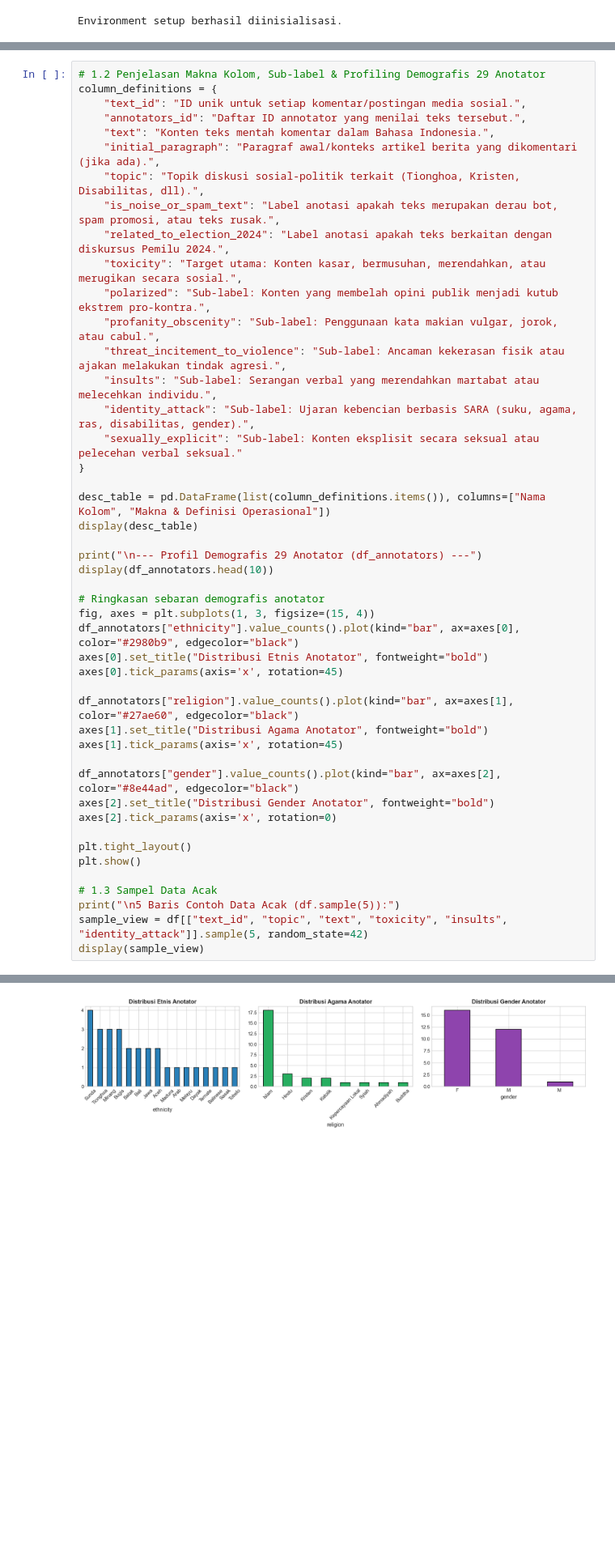
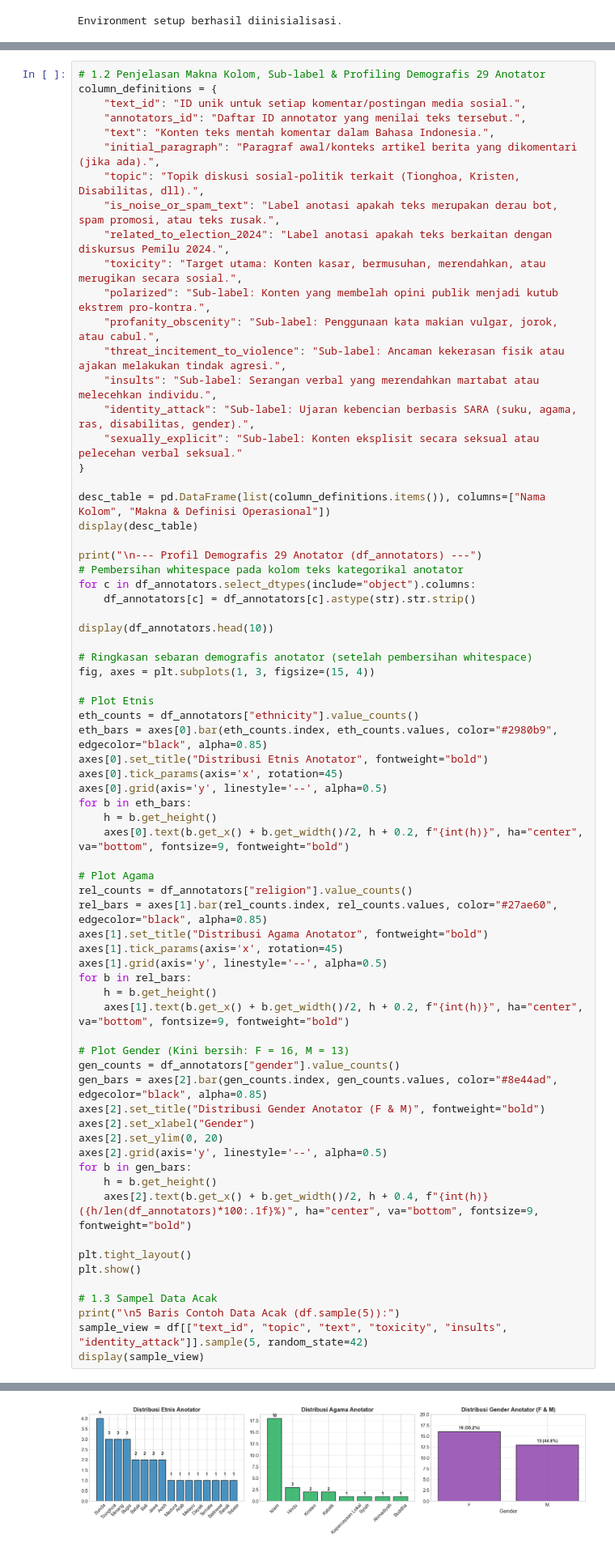
Before and after one commit to alkayyiss-ds/Project-Intelligence-System, a Jupyter notebook: notebooks/01_exploratory/01_EDA.ipynb, the cells around one changed output, grey strips where cells are left out. Shown at 81% size. Saved outputs shown, nothing was run; the diff lists cells and outputs as text; blank space fills up the shorter version.

Commit message:
fix(eda): fix gender category whitespace and update basic preprocessing

```diff
--- a/notebooks/01_exploratory/01_EDA.ipynb
+++ b/notebooks/01_exploratory/01_EDA.ipynb
@@ -122,21 +122,45 @@ desc_table = pd.DataFrame(list(column_definitions.items()), columns=["Nama Kolom
 display(desc_table)
 
 print("\n--- Profil Demografis 29 Anotator (df_annotators) ---")
+# Pembersihan whitespace pada kolom teks kategorikal anotator
+for c in df_annotators.select_dtypes(include="object").columns:
+    df_annotators[c] = df_annotators[c].astype(str).str.strip()
+
 display(df_annotators.head(10))
 
-# Ringkasan sebaran demografis anotator
+# Ringkasan sebaran demografis anotator (setelah pembersihan whitespace)
 fig, axes = plt.subplots(1, 3, figsize=(15, 4))
-df_annotators["ethnicity"].value_counts().plot(kind="bar", ax=axes[0], color="#2980b9", edgecolor="black")
+
+# Plot Etnis
+eth_counts = df_annotators["ethnicity"].value_counts()
+eth_bars = axes[0].bar(eth_counts.index, eth_counts.values, color="#2980b9", edgecolor="black", alpha=0.85)
 axes[0].set_title("Distribusi Etnis Anotator", fontweight="bold")
 axes[0].tick_params(axis='x', rotation=45)
+axes[0].grid(axis='y', linestyle='--', alpha=0.5)
+for b in eth_bars:
+    h = b.get_height()
+    axes[0].text(b.get_x() + b.get_width()/2, h + 0.2, f"{int(h)}", ha="center", va="bottom", fontsize=9, fontweight="bold")
 
-df_annotators["religion"].value_counts().plot(kind="bar", ax=axes[1], color="#27ae60", edgecolor="black")
+# Plot Agama
+rel_counts = df_annotators["religion"].value_counts()
+rel_bars = axes[1].bar(rel_counts.index, rel_counts.values, color="#27ae60", edgecolor="black", alpha=0.85)
 axes[1].set_title("Distribusi Agama Anotator", fontweight="bold")
 axes[1].tick_params(axis='x', rotation=45)
+axes[1].grid(axis='y', linestyle='--', alpha=0.5)
+for b in rel_bars:
+    h = b.get_height()
+    axes[1].text(b.get_x() + b.get_width()/2, h + 0.2, f"{int(h)}", ha="center", va="bottom", fontsize=9, fontweight="bold")
 
-df_annotators["gender"].value_counts().plot(kind="bar", ax=axes[2], color="#8e44ad", edgecolor="black")
-axes[2].set_title("Distribusi Gender Anotator", fontweight="bold")
-axes[2].tick_params(axis='x', rotation=0)
+# Plot Gender (Kini bersih: F = 16, M = 13)
+gen_counts = df_annotators["gender"].value_counts()
+gen_bars = axes[2].bar(gen_counts.index, gen_counts.values, color="#8e44ad", edgecolor="black", alpha=0.85)
+axes[2].set_title("Distribusi Gender Anotator (F & M)", fontweight="bold")
+axes[2].set_xlabel("Gender")
+axes[2].set_ylim(0, 20)
+axes[2].grid(axis='y', linestyle='--', alpha=0.5)
+for b in gen_bars:
+    h = b.get_height()
+    axes[2].text(b.get_x() + b.get_width()/2, h + 0.4, f"{int(h)} ({h/len(df_annotators)*100:.1f}%)", ha="center", va="bottom", fontsize=9, fontweight="bold")
 
 plt.tight_layout()
 plt.show()
@@ -146,34 +170,34 @@ print("\n5 Baris Contoh Data Acak (df.sample(5)):")
 sample_view = df[["text_id", "topic", "text", "toxicity", "insults", "identity_attack"]].sample(5, random_state=42)
 display(sample_view)
 # %% [output]
 |  | Nama Kolom | Makna & Definisi Operasional |
 | 0 | text_id | ID unik untuk setiap komentar/pos... |
 | 1 | annotators_id | Daftar ID annotator yang menilai ... |
 | 2 | text | Konten teks mentah komentar dalam... |
 | 3 | initial_paragraph | Paragraf awal/konteks artikel ber... |
 | 4 | topic | Topik diskusi sosial-politik terk... |
 | 5 | is_noise_or_spam_text | Label anotasi apakah teks merupak... |
 | 6 | related_to_election_2024 | Label anotasi apakah teks berkait... |
 | 7 | toxicity | Target utama: Konten kasar, bermu... |
 | 8 | polarized | Sub-label: Konten yang membelah o... |
 | 9 | profanity_obscenity | Sub-label: Penggunaan kata makian... |
 | 10 | threat_incitement_to_violence | Sub-label: Ancaman kekerasan fisi... |
 | 11 | insults | Sub-label: Serangan verbal yang m... |
 | 12 | identity_attack | Sub-label: Ujaran kebencian berba... |
 | 13 | sexually_explicit | Sub-label: Konten eksplisit secar... |
 --- Profil Demografis 29 Anotator (df_annotators) ---
 |  | annotator_id | ethnicity | religion | disability | lgbt | gender | age | domisili | ... |
 | 0 | 1 | Tionghoa | Kristen | no | no | F | 50 | Jakarta | ... |
 | 1 | 2 | Madura | Islam | no | no | F | 22 | Madura | ... |
 | 2 | 3 | Batak | Kepercayaan Lokal | no | no | F | 29 | Medan | ... |
 | 3 | 4 | Bali | Hindu | no | no | M | 23 | Bandung | ... |
 | 4 | 5 | Jawa | Syiah | no | no | M | 46 | Bandung | ... |
 | 5 | 6 | Minang | Ahmadiyah | no | no | F | 22 | Jakarta | ... |
 | 6 | 7 | Minang | Islam | yes | no | F | 27 | Padang | ... |
 | 7 | 8 | Arab | Islam | no | no | M | 23 | Jakarta | ... |
 | 8 | 9 | Jawa | Islam | no | no | F | 21 | Magelang | ... |
 | 9 | 10 | Tionghoa | Buddha | no | no | F | 20 | Tangerang | ... |
-[figure, old version]
+[figure, new version]
 5 Baris Contoh Data Acak (df.sample(5)):
 |  | text_id | topic | text | toxicity | insults | identity_attack |
 | 21666 | 3-2095 | Jewish | Ekonomi indonesia bisa tumbuh 6% ... | [0] | [0] | [0] |
```
Also changed, not shown: parts of 1 cell of this notebook.
